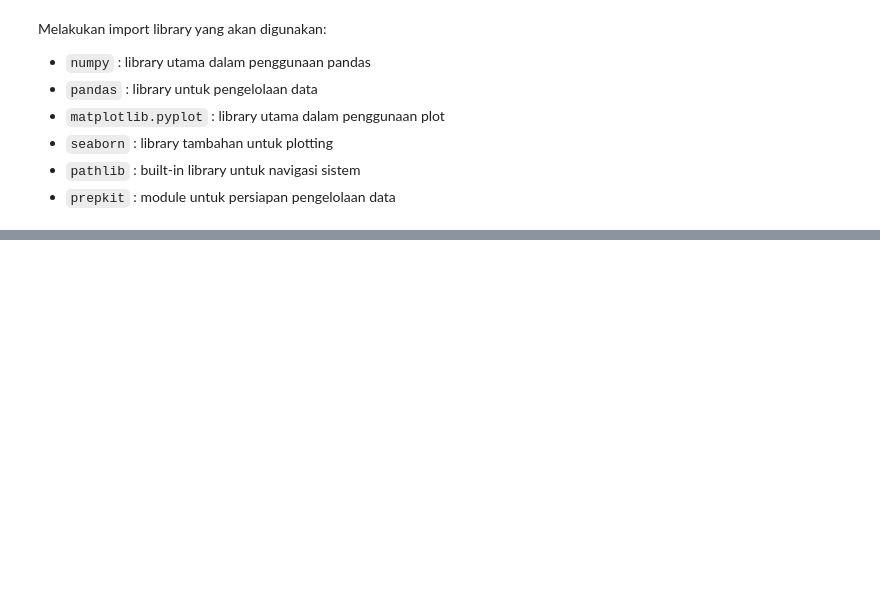
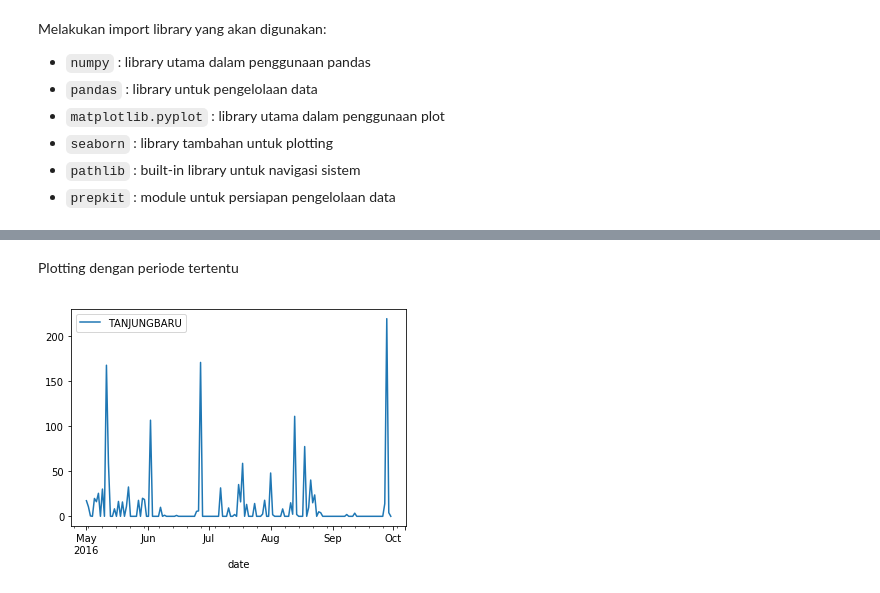
Before and after one commit to hidrokit/hidrokit, a Jupyter notebook: src/Demo Pos Hujan.ipynb, the cells around one changed output, grey strips where cells are left out. Drawn from its saved outputs; the diff is of its cells as text; code cells hidden in the pictures; blank space fills up the shorter version.

```diff
--- a/src/Demo Pos Hujan.ipynb
+++ b/src/Demo Pos Hujan.ipynb
@@ -115,0 +202,6 @@ a
+# %% [markdown]
+Plotting dengan periode tertentu
+# %%
+phdf['20160501':'20161001'][:-1].plot();
+# %% [output]
+[figure, added]
```
Also changed, not shown: parts of 43 cells of this notebook, 2 other files.
